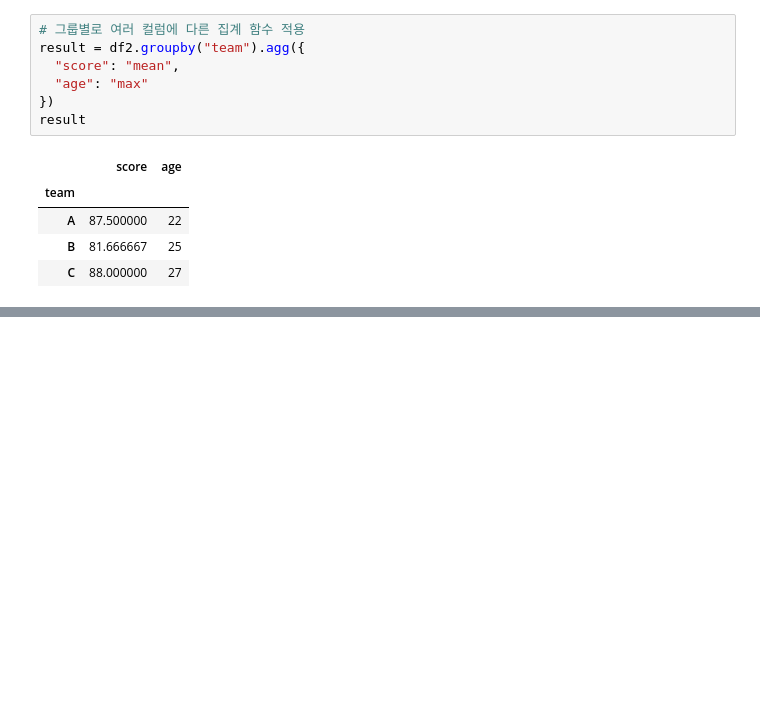
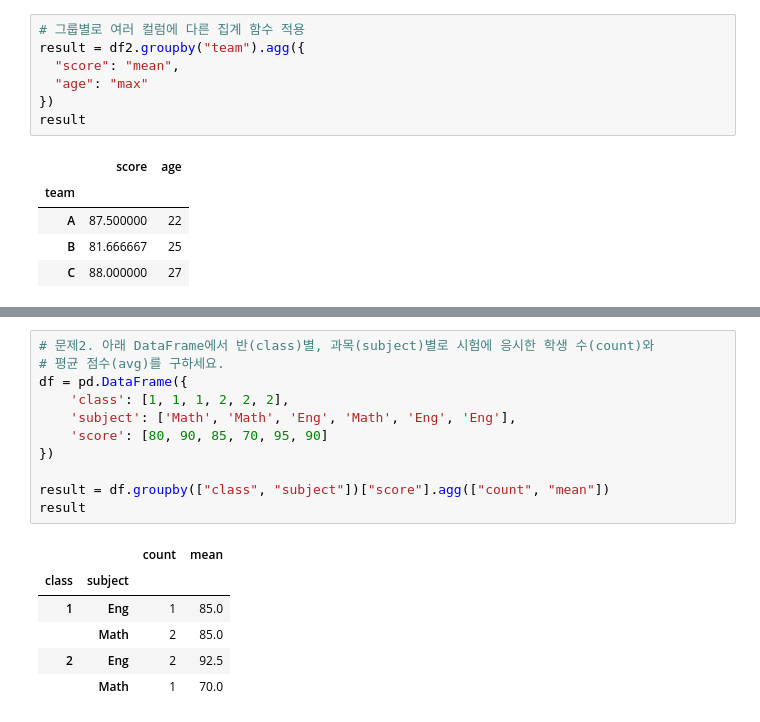
Before and after one commit to luna-spreatics/KDT_RE_5th, a Jupyter notebook: DataAnalysis/05_pandas.ipynb, the cells around one changed output, grey strips where cells are left out. Saved outputs shown, nothing was run; the diff lists cells and outputs as text; blank space fills up the shorter version.

```diff
--- a/DataAnalysis/05_pandas.ipynb
+++ b/DataAnalysis/05_pandas.ipynb
@@ -715,0 +733,18 @@ result
+# %%
+# 문제2. 아래 DataFrame에서 반(class)별, 과목(subject)별로 시험에 응시한 학생 수(count)와
+# 평균 점수(avg)를 구하세요.
+df = pd.DataFrame({
+    'class': [1, 1, 1, 2, 2, 2],
+    'subject': ['Math', 'Math', 'Eng', 'Math', 'Eng', 'Eng'],
+    'score': [80, 90, 85, 70, 95, 90]
+})
+
+result = df.groupby(["class", "subject"])["score"].agg(["count", "mean"])
+result
+# %% [output]
+|  |  | count | mean |
+| class | subject |  |  |
+| 1 | Eng | 1 | 85.0 |
+|  | Math | 2 | 85.0 |
+| 2 | Eng | 2 | 92.5 |
+|  | Math | 1 | 70.0 |
```
Also changed, not shown: parts of 4 cells of this notebook, 8 other files.
